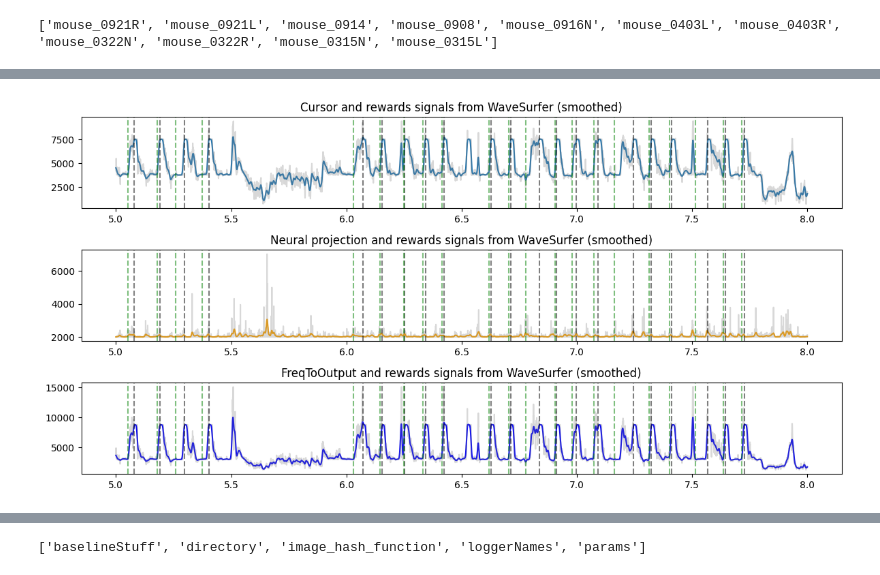
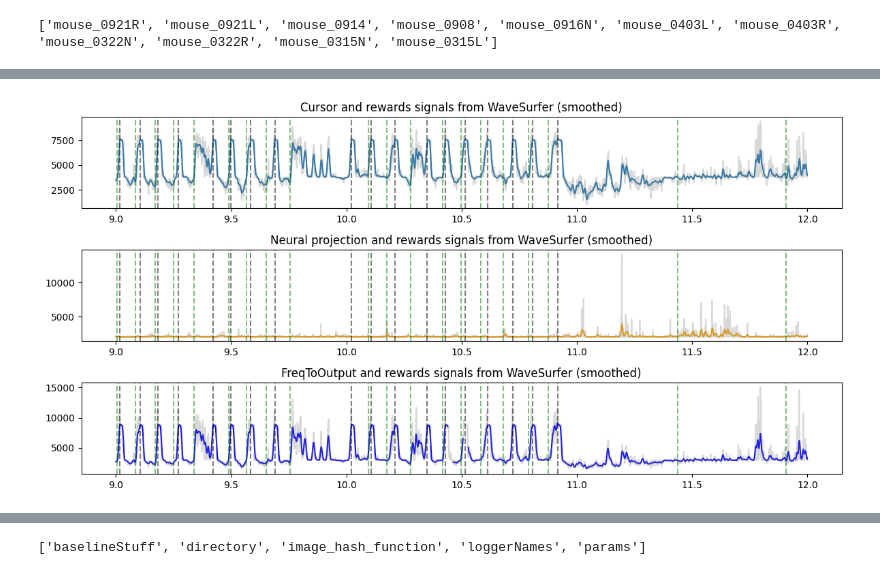
Before and after one commit to ArAbolghasemi/BCI_analysis, a Jupyter notebook: first_pass_analysis.ipynb, the cells around one changed output, grey strips where cells are left out. Saved outputs shown, nothing was run; the diff lists cells and outputs as text; code cells hidden in the pictures.

```diff
--- a/first_pass_analysis.ipynb
+++ b/first_pass_analysis.ipynb
@@ -398,8 +486,9 @@ for day_idx in range(len(day_list)):
         row_colors.append("0.45")
 
 fig_height = max(4, 0.1 * len(day_list))
+
+
 fig, ax = plt.subplots(figsize=(9, fig_height))
-
 for day_idx, reward_times_min in enumerate(active_reward_times_min_list):
     y = np.full_like(reward_times_min, day_idx, dtype=float)
     ax.scatter(
@@ -410,11 +499,9 @@ for day_idx, reward_times_min in enumerate(active_reward_times_min_list):
         alpha=0.75,
         linewidths=0,
     )
-
 ax.axhline(day_zero_idx - 0.5, color="tab:blue", linestyle="--", linewidth=1, label="Day zero")
 ax.axhline(first_remaping_day_idx - 0.5, color="tab:red", linestyle="--", linewidth=1, label="Start rotation")
 ax.axhline(end_remaping_phase_idx + 0.5, color="tab:green", linestyle="--", linewidth=1, label="End rotation")
-
 tick_step = 2
 yticks = np.arange(0, len(day_list), tick_step)
 ax.set_yticks(yticks)
@@ -428,9 +515,41 @@ ax.set_title(f"{mouse_name} Reward Times Raster")
 ax.grid(axis="x", color="lightgray", linestyle="--", linewidth=0.5)
 ax.legend(loc="upper right")
 plt.tight_layout()
-
 output_path = os.path.join(output_dir, f"{mouse_name}_reward_times_raster.png")
 plt.savefig(output_path, dpi=300)
 plt.show()
+
+# let do it only for the first 15 minutes of each session,
+fig, ax = plt.subplots(figsize=(9, fig_height))
+for day_idx, reward_times_min in enumerate(active_reward_times_min_list):
+    reward_times_min = reward_times_min[reward_times_min <= 15]
+    y = np.full_like(reward_times_min, day_idx, dtype=float)
+    ax.scatter(
+        reward_times_min,
+        y,
+        s=5,
+        color=row_colors[day_idx],
+        alpha=1,
+        linewidths=0,
+    )
+ax.axhline(day_zero_idx - 0.5, color="tab:blue", linestyle="--", linewidth=1, label="Day zero")
+ax.axhline(first_remaping_day_idx - 0.5, color="tab:red", linestyle="--", linewidth=1, label="Start rotation")
+ax.axhline(end_remaping_phase_idx + 0.5, color="tab:green", linestyle="--", linewidth=1, label="End rotation")
+tick_step = 2
+yticks = np.arange(0, len(day_list), tick_step)
+ax.set_yticks(yticks)
+ax.set_yticklabels([f"{i - day_zero_idx:d}" for i in yticks])
+ax.set_ylim(-0.75, len(day_list) - 0.25)
+ax.set_xlim(0, 15)
+ax.invert_yaxis()
+ax.set_xlabel("Time in session (min)")
+ax.set_ylabel("Day from day zero")
+ax.set_title(f"{mouse_name} Reward Times Raster")
+ax.grid(axis="x", color="lightgray", linestyle="--", linewidth=0.5)
+ax.legend(loc="upper right")
+plt.tight_layout()
+output_path = os.path.join(output_dir, f"{mouse_name}_reward_times_raster_first_15_min.png")
+plt.savefig(output_path, dpi=300)
+plt.show()
 # %% [output]
 [figure]
@@ -598,7 +725,7 @@ get_coursor_projection_from_neural_data = get_coursor_from_neural_data_decoder_f
 # %%
 
 from scipy.ndimage import gaussian_filter1d
-day_idx = first_remaping_day_idx+3
+day_idx = first_remaping_day_idx
 cursor = r["data_ws"][day_list[day_idx]]["cursor"].load()
 time_set = np.arange(len(cursor)) / sampling_rate/ 60
 active_reward_times = active_reward_times_min_list[day_idx]
@@ -610,7 +737,7 @@ trials_start_frams = trials_start_frams_list[day_idx]
 
 k_min = 3
 k_samples = k_min * sampling_rate * 60  # 5 minutes worth of samples
-start_time_min = 5
+start_time_min = 9
 start_time_samples = start_time_min * sampling_rate * 60  # 1 minute worth of samples
 # Mild smoothing
 # sigma is in samples. At 30 Hz, sigma=10 is ~670 ms.
@@ -622,31 +749,33 @@ fig, ax = plt.subplots(3, 1, figsize=(12, 6))
 ax[0].plot(time_set[start_time_samples:start_time_samples+k_samples],
             cursor_smooth[start_time_samples:start_time_samples+k_samples], label="cursor")
 ax[0].plot(time_set[start_time_samples:start_time_samples+k_samples],
             cursor[start_time_samples:start_time_samples+k_samples], label="cursor raw", alpha=0.3, color="gray")
 ax[1].plot(time_set[start_time_samples:start_time_samples+k_samples],
             neural_course_smooth[start_time_samples:start_time_samples+k_samples], label="neural projection", color="orange")
 ax[2].plot(time_set[start_time_samples:start_time_samples+k_samples],
             freq_to_output_smooth[start_time_samples:start_time_samples+k_samples], label="freqToOutput", color="blue")
 ax[1].plot(time_set[start_time_samples:start_time_samples+k_samples],
            neural_course[start_time_samples:start_time_samples+k_samples], label="neural projection raw", alpha=0.3, color="gray")
 ax[2].plot(time_set[start_time_samples:start_time_samples+k_samples],
             freq_to_output[start_time_samples:start_time_samples+k_samples], label="freqToOutput raw", alpha=0.3, color="gray")
 # add vertical lines for each active reward time
 for reward_time in active_reward_times:
     if start_time_min <= reward_time <= (start_time_min+k_min):
         ax[0].axvline(x=reward_time, color='k', linestyle='--', alpha=0.5)
         ax[1].axvline(x=reward_time, color='k', linestyle='--', alpha=0.5)
         ax[2].axvline(x=reward_time, color='k', linestyle='--', alpha=0.5)
 for t_start in trials_start_frams:
     trial_start_time_min = t_start / (sampling_rate * 60)
     if start_time_min <= trial_start_time_min <= (start_time_min+k_min):
         ax[0].axvline(x=trial_start_time_min, color='g', linestyle='--', alpha=0.5)
         ax[1].axvline(x=trial_start_time_min, color='g', linestyle='--', alpha=0.5)
         ax[2].axvline(x=trial_start_time_min, color='g', linestyle='--', alpha=0.5)
 ax[0].set_title("Cursor and rewards signals from WaveSurfer (smoothed)")
 ax[1].set_title("Neural projection and rewards signals from WaveSurfer (smoothed)")
 ax[2].set_title("FreqToOutput and rewards signals from WaveSurfer (smoothed)")
 plt.tight_layout()
+output_path = os.path.join(output_dir, f"{mouse_name}_cursor_neural_projection_freqToOutput_day_{day_idx}.png")
+plt.savefig(output_path, dpi=300)
 plt.show()
 # %% [output]
-[figure, old version]
+[figure, new version]
```
Also changed, not shown: parts of 14 cells of this notebook, 1 other file.
